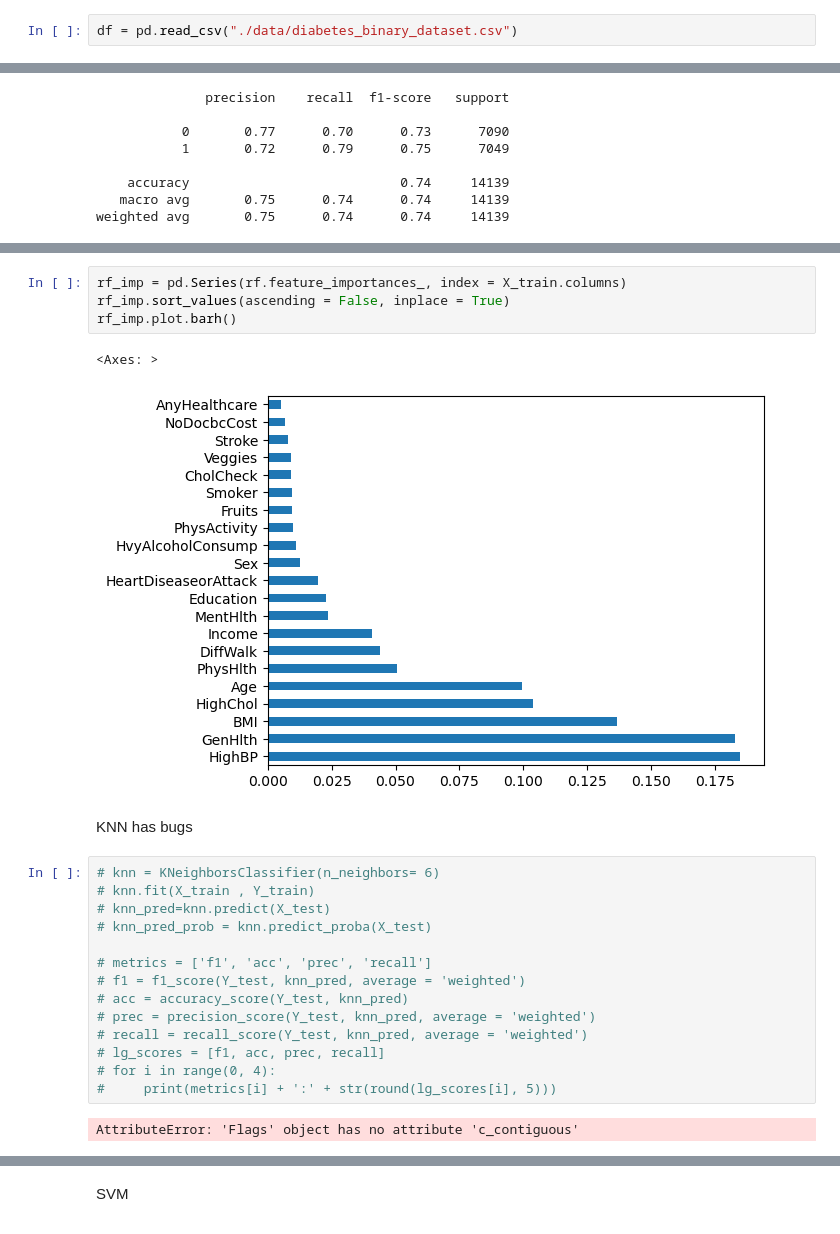
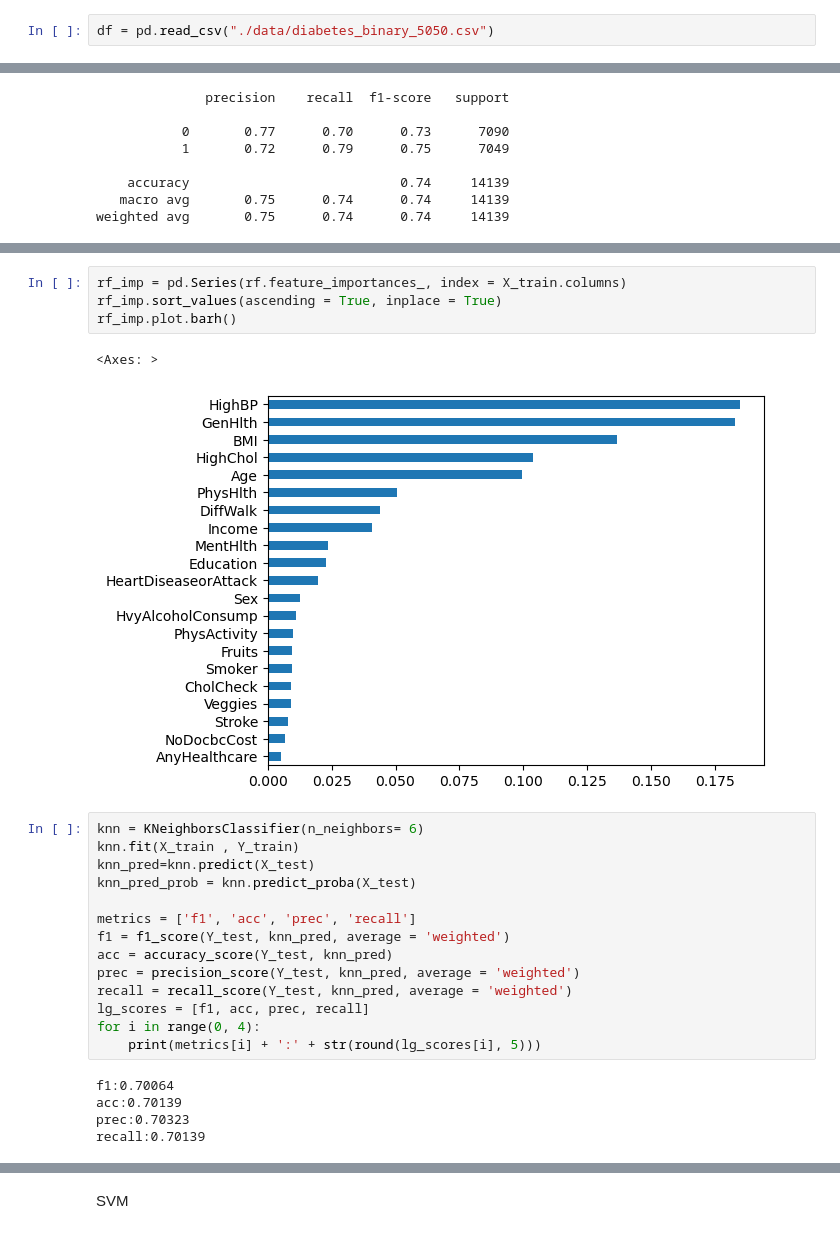
Before and after one commit to alexz957unc/COMP-562-Final-Project, a Jupyter notebook: Models.ipynb, the cells around one changed output, grey strips where cells are left out. Cells and saved outputs as stored; diff of their text form.

```diff
--- a/Models.ipynb
+++ b/Models.ipynb
@@ -14,5 +18,5 @@ from xgboost import XGBClassifier
 # %%
-df = pd.read_csv("./data/diabetes_binary_dataset.csv")
+df = pd.read_csv("./data/diabetes_binary_5050.csv")
 # %%
 df["Diabetes_binary"] = df["Diabetes_binary"].astype(int)
 df["HighBP"] = df["HighBP"].astype(int)
@@ -163,25 +182,26 @@ weighted avg       0.75      0.74      0.74     14139
 # %%
 rf_imp = pd.Series(rf.feature_importances_, index = X_train.columns)
-rf_imp.sort_values(ascending = False, inplace = True)
+rf_imp.sort_values(ascending = True, inplace = True)
 rf_imp.plot.barh()
 # %% [output]
 <Axes: >
-[figure, old version]
+[figure, new version]
-# %% [markdown]
-KNN has bugs
 # %%
-# knn = KNeighborsClassifier(n_neighbors= 6)
-# knn.fit(X_train , Y_train)
-# knn_pred=knn.predict(X_test)
-# knn_pred_prob = knn.predict_proba(X_test)
+knn = KNeighborsClassifier(n_neighbors= 6)
+knn.fit(X_train , Y_train)
+knn_pred=knn.predict(X_test)
+knn_pred_prob = knn.predict_proba(X_test)
 
-# metrics = ['f1', 'acc', 'prec', 'recall']
-# f1 = f1_score(Y_test, knn_pred, average = 'weighted')
-# acc = accuracy_score(Y_test, knn_pred)
-# prec = precision_score(Y_test, knn_pred, average = 'weighted')
-# recall = recall_score(Y_test, knn_pred, average = 'weighted')
-# lg_scores = [f1, acc, prec, recall]
-# for i in range(0, 4):
-#     print(metrics[i] + ':' + str(round(lg_scores[i], 5)))
+metrics = ['f1', 'acc', 'prec', 'recall']
+f1 = f1_score(Y_test, knn_pred, average = 'weighted')
+acc = accuracy_score(Y_test, knn_pred)
+prec = precision_score(Y_test, knn_pred, average = 'weighted')
+recall = recall_score(Y_test, knn_pred, average = 'weighted')
+lg_scores = [f1, acc, prec, recall]
+for i in range(0, 4):
+    print(metrics[i] + ':' + str(round(lg_scores[i], 5)))
 # %% [output]
-AttributeError: 'Flags' object has no attribute 'c_contiguous'
+f1:0.70064
+acc:0.70139
+prec:0.70323
+recall:0.70139
```
Also changed, not shown: parts of 21 cells of this notebook.
